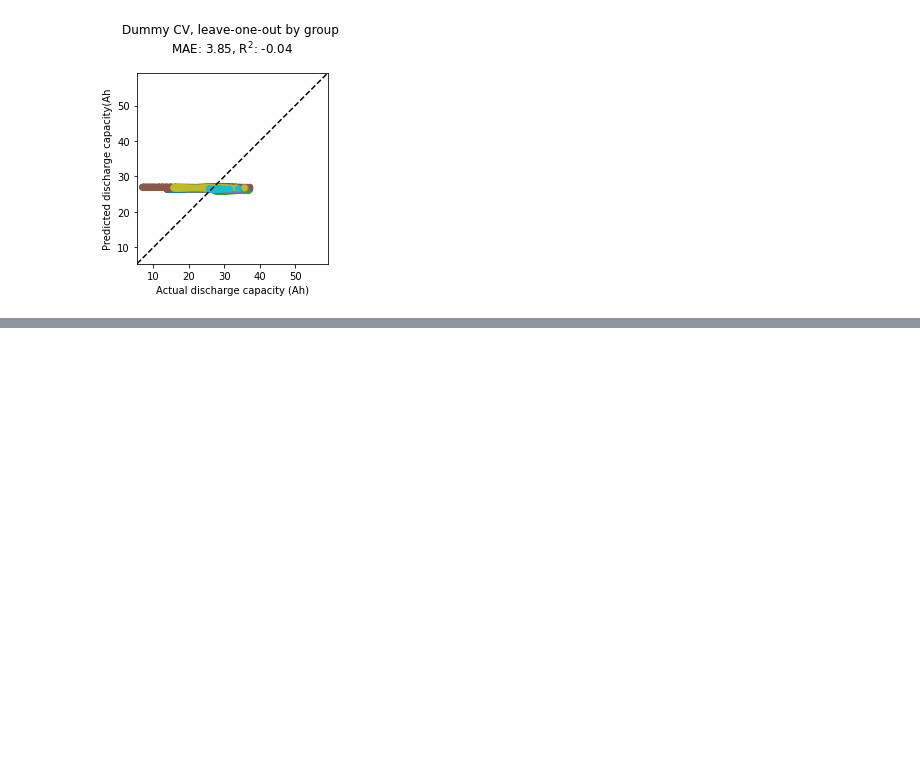
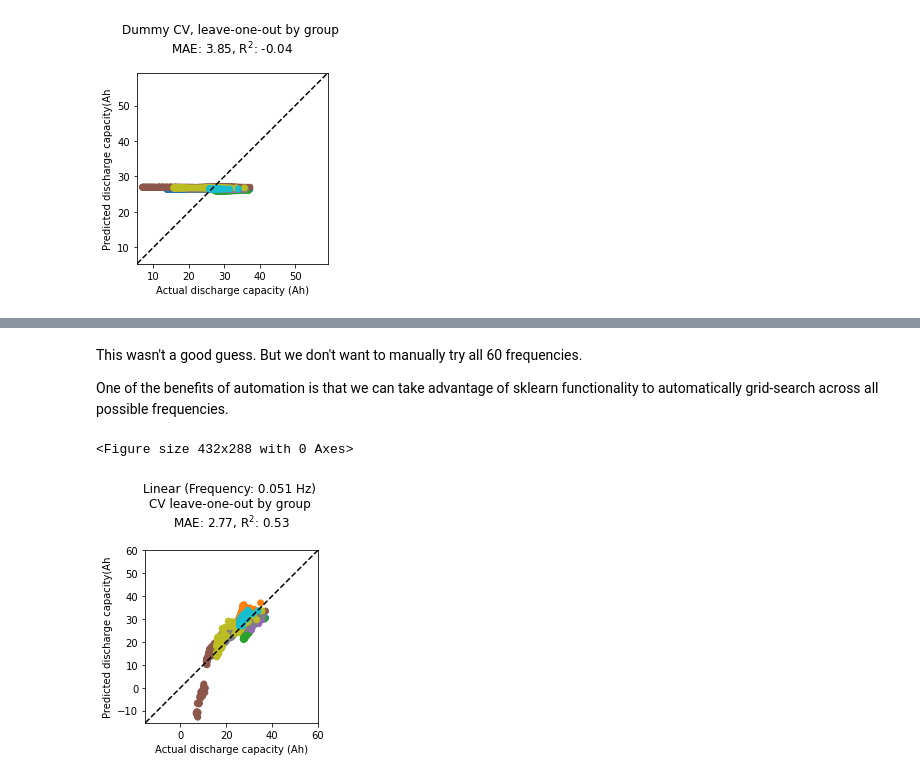
Before and after one commit to battery-data-commons/mrs-sp22-tutorial, a Jupyter notebook: ml_predicting_capacity_with_eis.ipynb, the cells around one changed output, grey strips where cells are left out. Saved outputs shown, nothing was run; the diff lists cells and outputs as text; code cells hidden in the pictures; blank space fills up the shorter version.

```diff
--- a/ml_predicting_capacity_with_eis.ipynb
+++ b/ml_predicting_capacity_with_eis.ipynb
@@ -315,0 +435,32 @@ These three observations are classic signs that a model is overfit to the data.
+# %% [markdown]
+This wasn't a good guess. But we don't want to manually try all 60 frequencies.
+
+One of the benefits of automation is that we can take advantage of sklearn functionality to automatically grid-search across all possible frequencies.
+# %%
+from sklearn.model_selection import GridSearchCV
+# Linear regression, single frequency
+pipe_lin_1freq = Pipeline(
+    [
+        ('scaler', StandardScaler()),
+        ('selector', SingleFrequencySelector(freq=freq)),
+        ('regressor', LinearRegression())
+    ]
+)
+# Parameters of any pipeline step can be sweeped using the name of the step, a dunder '__', and the name of the parameter
+param_grid = {
+    "selector__index": np.arange(0, freq.size)
+}
+search = GridSearchCV(pipe_lin_1freq,
+    param_grid=param_grid,
+    cv=LeaveOneGroupOut(),
+    scoring='neg_mean_absolute_error'
+)
+search.fit(x, y, groups=eis_data.seriesIdx)
+
+# We can make model predictions using the best result exactly the same as before
+y_pred_lin_1freq = cross_val_predict(search.best_estimator_, x, y, groups=eis_data.seriesIdx, cv=LeaveOneGroupOut())
+title = "Linear (Frequency: %0.2g Hz) \n" % (freq[search.best_params_['selector__index']]) + "CV leave-one-out by group \n" + r"MAE: %0.2f, R$^2$: %0.2f" % (mean_absolute_error(y, y_pred_lin_1freq), r2_score(y, y_pred_lin_1freq))
+plotyy(y, y_pred_lin_1freq, eis_data.seriesIdx, title=title)
+# %% [output]
+<Figure size 432x288 with 0 Axes>
+[figure, added]
```
Also changed, not shown: parts of 32 cells of this notebook, 1 other file.
